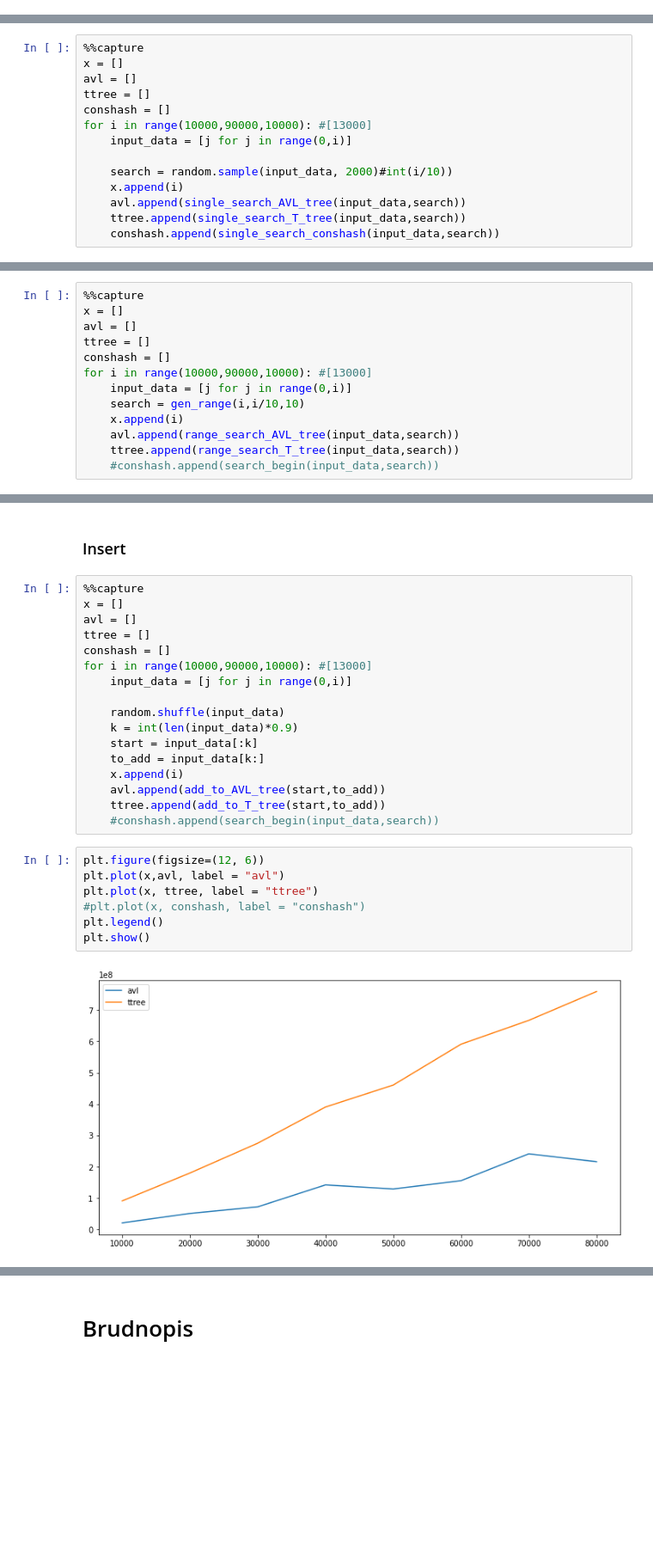
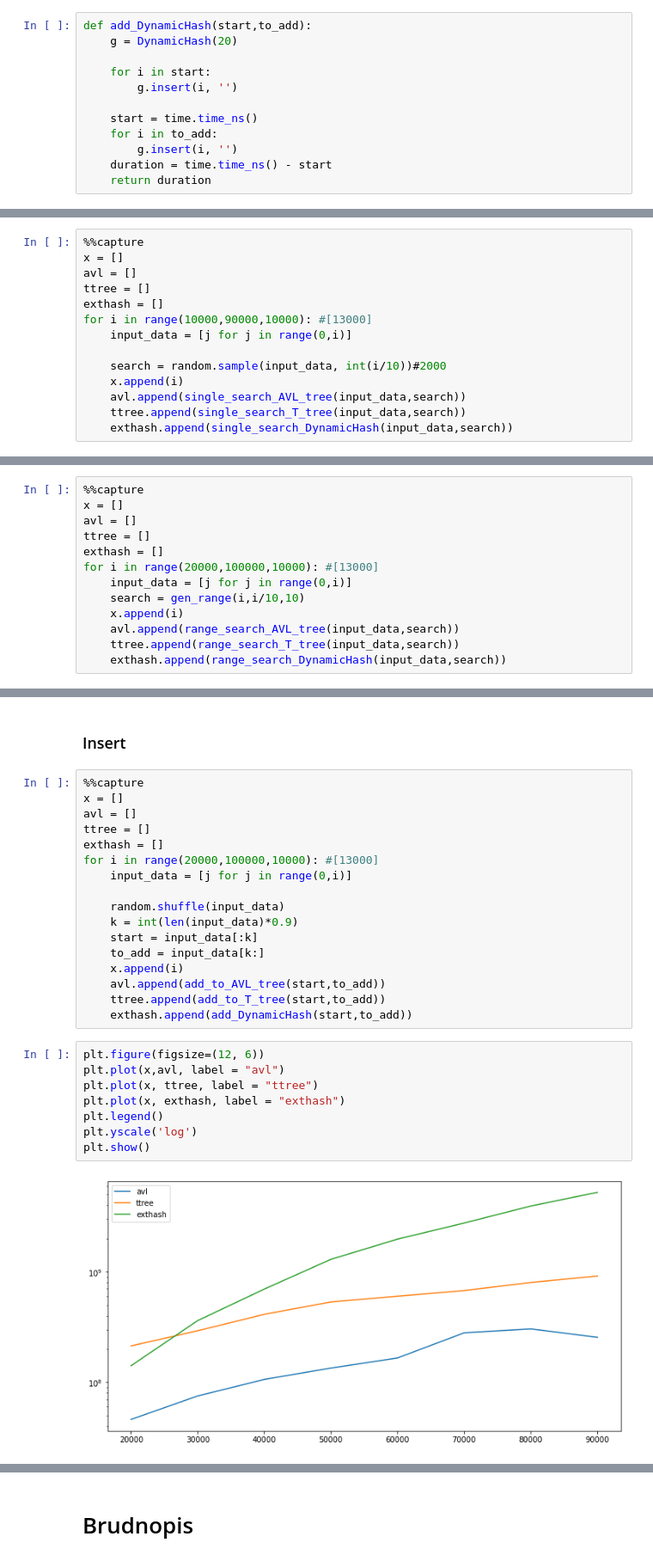
Before and after one commit to WojciechSzczepaniak/-Struktureffizienzstudie, a Jupyter notebook: Pierwsze testy.ipynb, the cells around one changed output, grey strips where cells are left out. Shown at 86% size. Cells and saved outputs as stored; diff of their text form; blank space fills up the shorter version.

```diff
--- a/Pierwsze testy.ipynb
+++ b/Pierwsze testy.ipynb
@@ -786,6 +698,18 @@ def add_to_T_tree(start,to_add):
     duration = time.time_ns() - start
 
     return duration
+# %%
+def add_DynamicHash(start,to_add):
+    g = DynamicHash(20)
+
+    for i in start:
+        g.insert(i, '')
+
+    start = time.time_ns()
+    for i in to_add:
+        g.insert(i, '')
+    duration = time.time_ns() - start
+    return duration
 # %% [markdown]
 ## Usuwanie
 # %%
@@ -831,13 +767,13 @@ def delete_T_tree(input_data, delete):
 x = []
 avl = []
 ttree = []
-conshash = []
+exthash = []
 for i in range(10000,90000,10000): #[13000]
     input_data = [j for j in range(0,i)]
 
-    search = random.sample(input_data, 2000)#int(i/10))
+    search = random.sample(input_data, int(i/10))#2000
     x.append(i)
     avl.append(single_search_AVL_tree(input_data,search))
     ttree.append(single_search_T_tree(input_data,search))
-    conshash.append(single_search_conshash(input_data,search))
+    exthash.append(single_search_DynamicHash(input_data,search))
 # %%
@@ -865,14 +803,14 @@ start: 46, end:56
 x = []
 avl = []
 ttree = []
-conshash = []
-for i in range(10000,90000,10000): #[13000]
+exthash = []
+for i in range(20000,100000,10000): #[13000]
     input_data = [j for j in range(0,i)]
     search = gen_range(i,i/10,10)
     x.append(i)
     avl.append(range_search_AVL_tree(input_data,search))
     ttree.append(range_search_T_tree(input_data,search))
-    #conshash.append(search_begin(input_data,search))
+    exthash.append(range_search_DynamicHash(input_data,search))
 # %%
 plt.figure(figsize=(12, 6))
 plt.plot(x,avl, label = "avl")
@@ -889,8 +828,8 @@ plt.show()
 x = []
 avl = []
 ttree = []
-conshash = []
-for i in range(10000,90000,10000): #[13000]
+exthash = []
+for i in range(20000,100000,10000): #[13000]
     input_data = [j for j in range(0,i)]
 
     random.shuffle(input_data)
@@ -900,13 +839,14 @@ for i in range(10000,90000,10000): #[13000]
     x.append(i)
     avl.append(add_to_AVL_tree(start,to_add))
     ttree.append(add_to_T_tree(start,to_add))
-    #conshash.append(search_begin(input_data,search))
+    exthash.append(add_DynamicHash(start,to_add))
 # %%
 plt.figure(figsize=(12, 6))
 plt.plot(x,avl, label = "avl")
 plt.plot(x, ttree, label = "ttree")
-#plt.plot(x, conshash, label = "conshash")
+plt.plot(x, exthash, label = "exthash")
 plt.legend()
+plt.yscale('log')
 plt.show()
 # %% [output]
-[figure, old version]
+[figure, new version]
```
Also changed, not shown: parts of 21 cells of this notebook.
